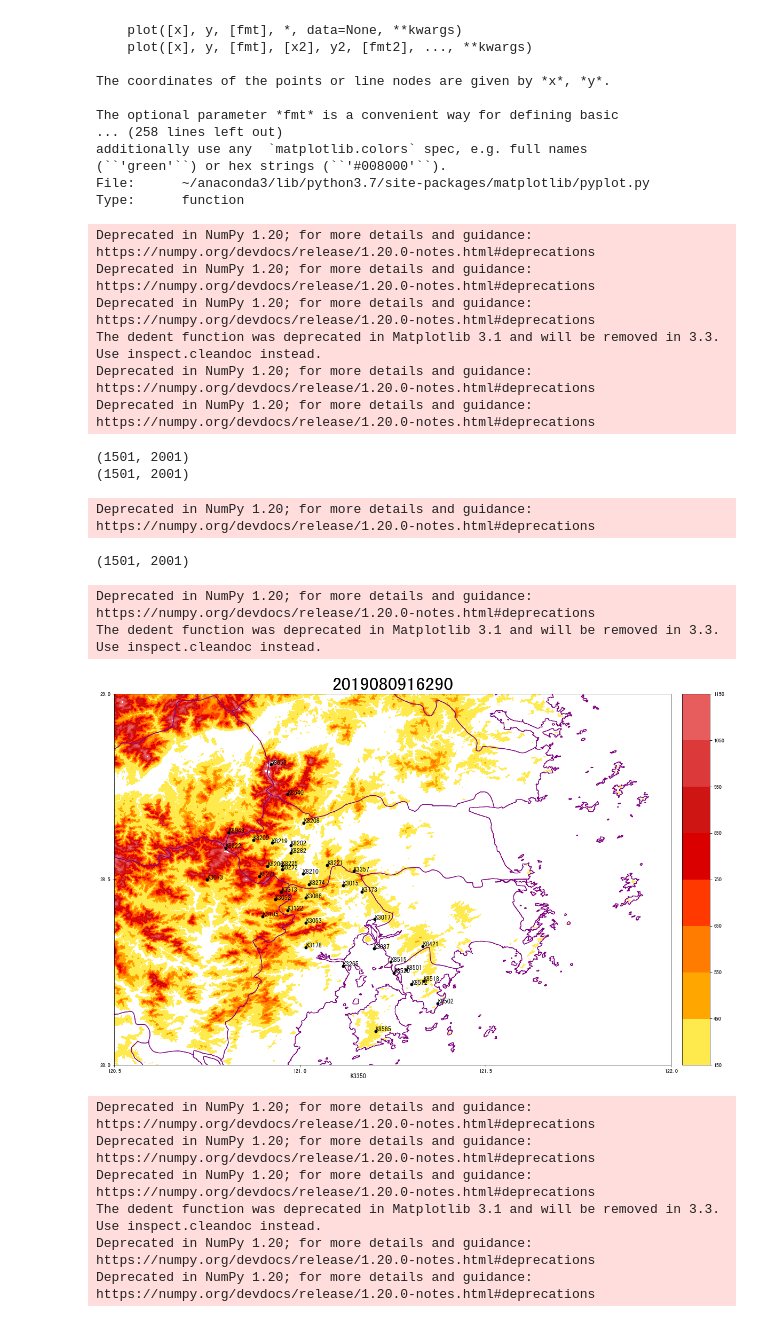
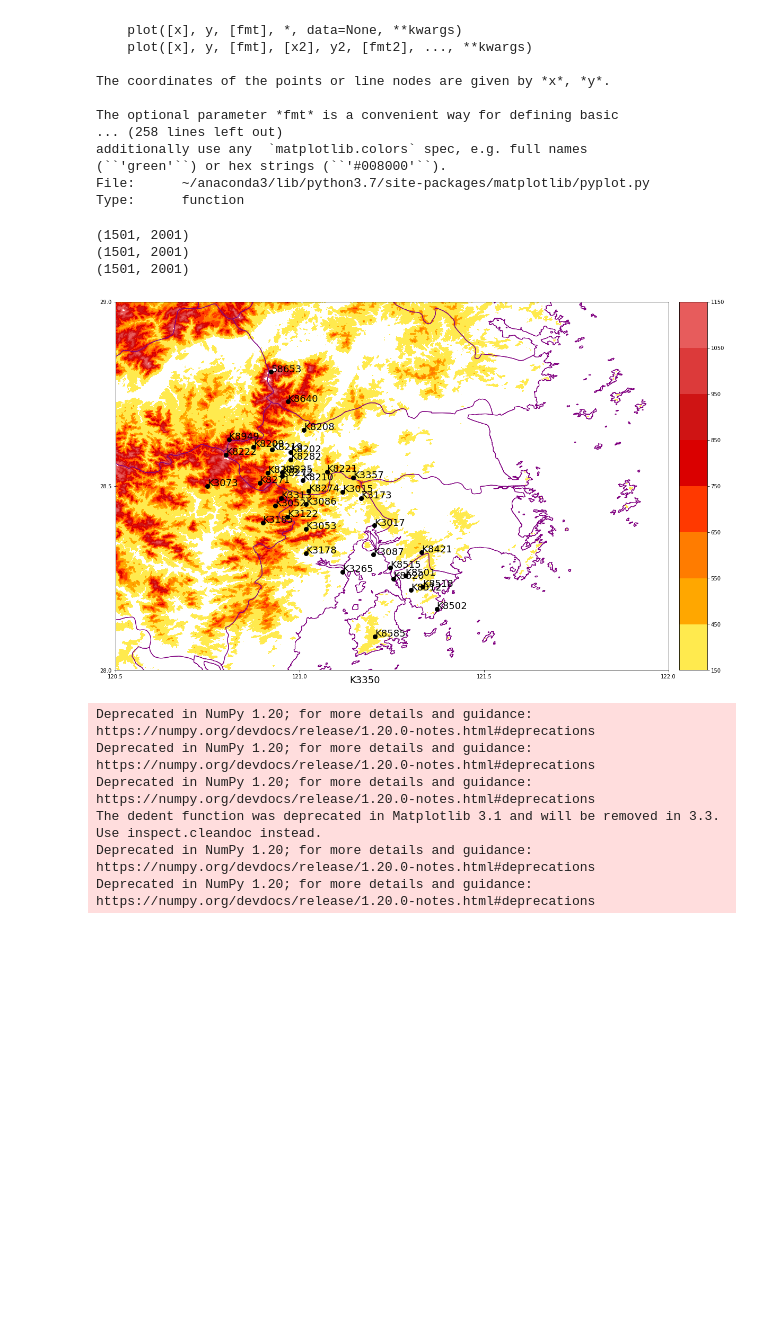
Before and after one commit to liyuan3970/3DVAR_retrive_radar_wind_from_typhoon1909, a Jupyter notebook: notebooks/暴雨点的绘制.ipynb, the cells around one changed output. Drawn from its saved outputs; the diff is of its cells as text; code cells hidden in the pictures; blank space fills up the shorter version.

```diff
--- a/notebooks/暴雨点的绘制.ipynb
+++ b/notebooks/暴雨点的绘制.ipynb
@@ -324,50 +324,41 @@ csv_data_path = "/home/liyuan3970/Typhoon_LMQ/src/station_info/"
 data_station = pd.read_csv(csv_data_path+'温台暴雨点.CSV')
 
 #print(data)
 
 lat_station = list(data_station.iloc[:,0])
 lon_station = list(data_station.iloc[:,1])
 name_station = list(data_station.iloc[:,2])
 
 x, y = m(lon_station, lat_station)
-plt.plot(x, y, 'ok', markersize=5)
+plt.plot(x, y, 'ok', markersize=8)
 i = 0
 for a,b in zip(x,y):
 
-    plt.text(a,b, name_station[i], fontsize=12)
+    plt.text(a,b, name_station[i], fontsize=18)
     i = i+1
 
 
 
 # x1, y1 = m(121.32, 28.39)
 # plt.plot(x1, y1, 'ok', markersize=5)
 # plt.text(x1, y1, ' 58664', fontsize=12)
 
 x_val_list=[120.5,121,121.5,122]
 #x_text_list=['80E','100E','120E','140E','160E']
 plt.xticks(x_val_list)
 y_val_list=[28,28.5,29]
 # y_text_list=['10S','0','10N','20N','30N','40N','50N']
 plt.yticks(y_val_list)
 # 添加网格线
 #ax.grid()
-plt.title(name[15:28],fontsize=35,fontweight='bold')
-plt.savefig('wind.png')
+#plt.title(name[15:28],fontsize=35,fontweight='bold')
+plt.savefig('../picture/station_scater')
 plt.show()
 # %% [output]
-Deprecated in NumPy 1.20; for more details and guidance: https://numpy.org/devdocs/release/1.20.0-notes.html#deprecations
-Deprecated in NumPy 1.20; for more details and guidance: https://numpy.org/devdocs/release/1.20.0-notes.html#deprecations
-Deprecated in NumPy 1.20; for more details and guidance: https://numpy.org/devdocs/release/1.20.0-notes.html#deprecations
-The dedent function was deprecated in Matplotlib 3.1 and will be removed in 3.3. Use inspect.cleandoc instead.
-Deprecated in NumPy 1.20; for more details and guidance: https://numpy.org/devdocs/release/1.20.0-notes.html#deprecations
-Deprecated in NumPy 1.20; for more details and guidance: https://numpy.org/devdocs/release/1.20.0-notes.html#deprecations
+(1501, 2001)
+(1501, 2001)
+(1501, 2001)
-(1501, 2001)
-(1501, 2001)
-Deprecated in NumPy 1.20; for more details and guidance: https://numpy.org/devdocs/release/1.20.0-notes.html#deprecations
-(1501, 2001)
-Deprecated in NumPy 1.20; for more details and guidance: https://numpy.org/devdocs/release/1.20.0-notes.html#deprecations
-The dedent function was deprecated in Matplotlib 3.1 and will be removed in 3.3. Use inspect.cleandoc instead.
-[figure, old version]
+[figure, new version]
 # %%
 # 局地地形的
 %matplotlib inline
```
Also changed, not shown: 15 other files.
